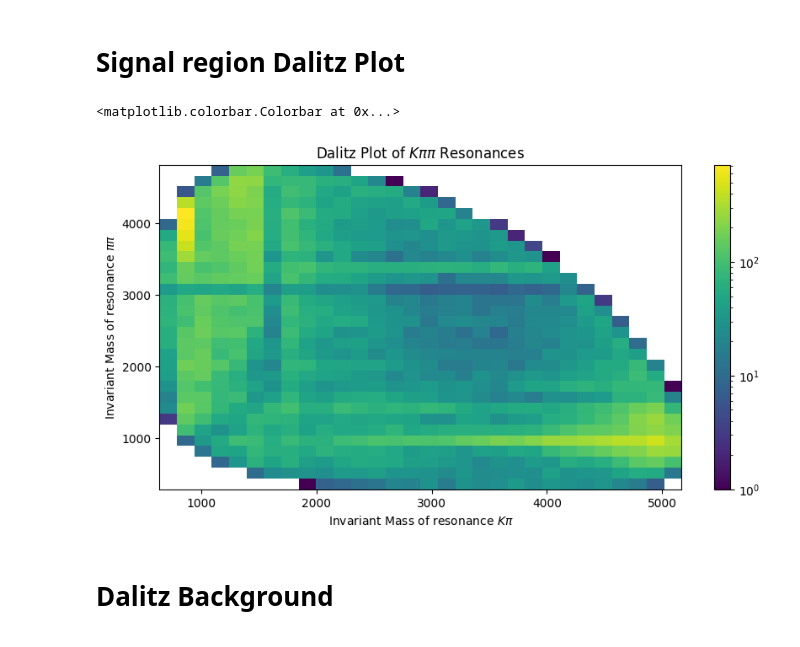
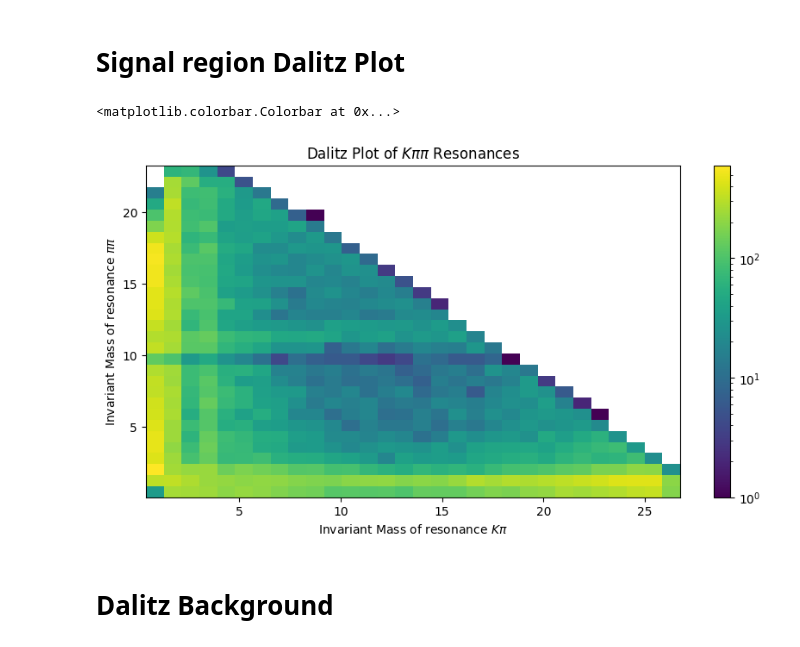
Before and after one commit to aavashsubedi/labs_yr3, a Jupyter notebook: matter_antimatter/aavash.ipynb, the cells around one changed output. Drawn from its saved outputs; the diff is of its cells as text; code cells hidden in the pictures.

```diff
--- a/matter_antimatter/aavash.ipynb
+++ b/matter_antimatter/aavash.ipynb
@@ -1242,6 +1172,9 @@ plt.ylim(0, 300)
 # %%
 plt.hist(two_body_resonance[:,0],bins=100);
 plt.hist(two_body_resonance[:,1], bins=100);
+
+def mev_to_gev(mass):
+    return mass/1000
 # %% [output]
 [figure]
 # %%
@@ -1377,18 +1313,19 @@ np.max(invariant_mass_resonance)
 # Signal region Dalitz Plot
 # %%
 plt.figure(figsize=(10, 5))
-plt.hist2d(signal_two_body[:,0], signal_two_body[:,1],
+plt.hist2d(np.square(mev_to_gev(signal_two_body[:,0])),
+           np.square(mev_to_gev(signal_two_body[:,1])),
             bins=30,   label='Invariant Mass',
             norm=colors.LogNorm());
 #increase the number of ticks on the x axis
 plt.xlabel('Invariant Mass of resonance $K \pi$')
 plt.ylabel('Invariant Mass of resonance $\pi \pi$')
 plt.title('Dalitz Plot of $K \pi \pi$ Resonances')
 #add a colorbar for density
 plt.colorbar()
 # %% [output]
 <matplotlib.colorbar.Colorbar at 0x...>
-[figure, old version]
+[figure, new version]
 # %% [markdown]
 # Dalitz Background
 # %%
```
Also changed, not shown: parts of 22 cells of this notebook, 4 other files.
